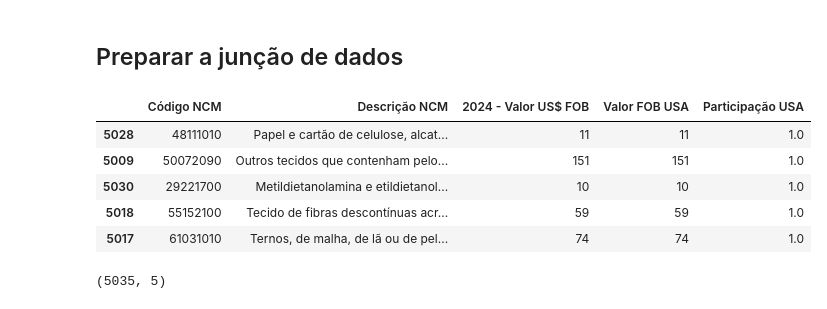
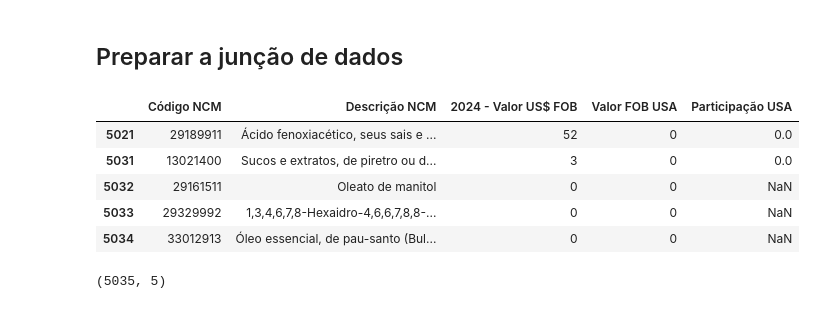
Before and after one commit to amiltonmendes/analise_insumo_produto, a Jupyter notebook: Análise Comex - BRA - EUA-Empresas.ipynb, the cells around one changed output. Drawn from its saved outputs; the diff is of its cells as text; code cells hidden in the pictures.

```diff
--- a/Análise Comex - BRA - EUA-Empresas.ipynb
+++ b/Análise Comex - BRA - EUA-Empresas.ipynb
@@ -134,14 +109,14 @@ lista_empresas = pd.read_excel('./dados/comex/Lista de empresas.xlsx')
 # %% [markdown]
 ## Preparar a junção de dados
 # %%
-df_participacao.head()
+df_participacao.tail()
 # %% [output]
 |  | Código NCM | Descrição NCM | 2024 - Valor US$ FOB | Valor FOB USA | Participação USA |
-| 5028 | 48111010 | Papel e cartão de celulose, alcat... | 11 | 11 | 1.0 |
-| 5009 | 50072090 | Outros tecidos que contenham pelo... | 151 | 151 | 1.0 |
-| 5030 | 29221700 | Metildietanolamina e etildietanol... | 10 | 10 | 1.0 |
-| 5018 | 55152100 | Tecido de fibras descontínuas acr... | 59 | 59 | 1.0 |
-| 5017 | 61031010 | Ternos, de malha, de lã ou de pel... | 74 | 74 | 1.0 |
+| 5021 | 29189911 | Ácido fenoxiacético, seus sais e ... | 52 | 0 | 0.0 |
+| 5031 | 13021400 | Sucos e extratos, de piretro ou d... | 3 | 0 | 0.0 |
+| 5032 | 29161511 | Oleato de manitol | 0 | 0 | NaN |
+| 5033 | 29329992 | 1,3,4,6,7,8-Hexaidro-4,6,6,7,8,8-... | 0 | 0 | NaN |
+| 5034 | 33012913 | Óleo essencial, de pau-santo (Bul... | 0 | 0 | NaN |
 # %%
 df_participacao.shape
 # %% [output]
```
Also changed, not shown: parts of 10 cells of this notebook, 8 other files.
